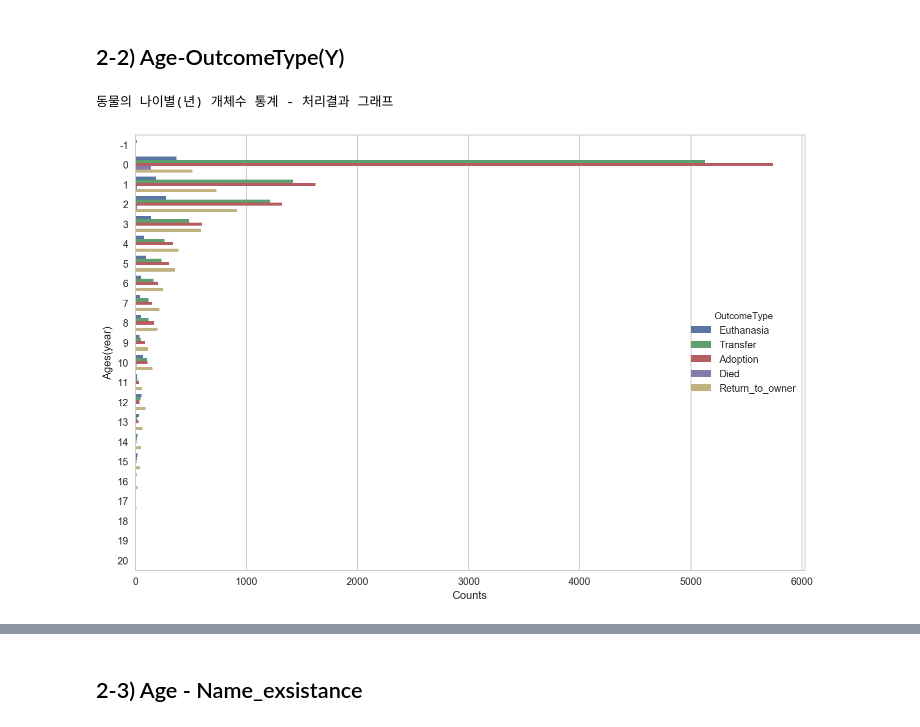
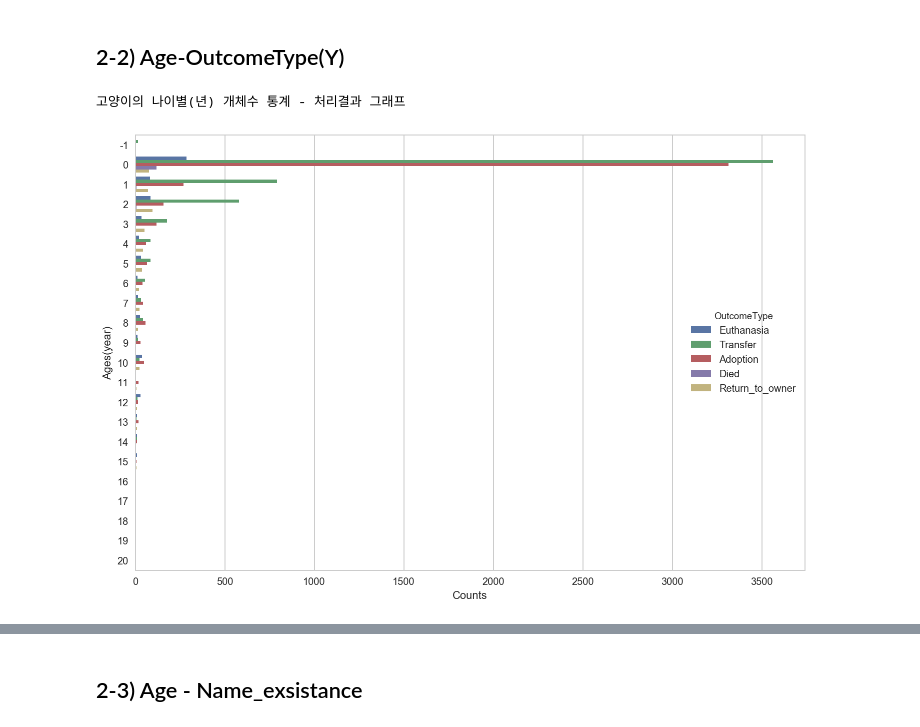
Before and after one commit to brightscannon/Keggle_Shelter_analysis, a Jupyter notebook: 0_shelter_EDA.ipynb, the cells around one changed output, grey strips where cells are left out. Cells and saved outputs as stored; diff of their text form; code cells hidden in the pictures.

```diff
--- a/0_shelter_EDA.ipynb
+++ b/0_shelter_EDA.ipynb
@@ -455,15 +461,16 @@ print("동물의 나이별(1년미만) 개체수 통계")
 # %%
 # 처리결과 비교 (정규화는 하지않은상태)
 
-sorted_df = df_shelter.groupby(["Age_ynbr","OutcomeType"]).size().reset_index(name="count")
+sorted_df = df_shelter.groupby(["Age_ynbr","OutcomeType","AnimalType"]).size().reset_index(name="count")
 sorted_df['Age_ynbr'] = pd.Categorical(sorted_df['Age_ynbr'])
 fig = plt.figure(figsize=(12,8))
-ax = sns.barplot(data = sorted_df, x="count", y="Age_ynbr", hue="OutcomeType")
+
+ax = sns.barplot(data = sorted_df[sorted_df["AnimalType"]=="Cat"], x="count", y="Age_ynbr", hue="OutcomeType")
 ax.set_xlabel('Counts')
 ax.set_ylabel('Ages(year)')
-print("동물의 나이별(년) 개체수 통계 - 처리결과 그래프")
+print("고양이의 나이별(년) 개체수 통계 - 처리결과 그래프")
 # 0은 1년생 미만의 동물개체
 # -1은 나이정보가 없었던 동물
 # %% [output]
-동물의 나이별(년) 개체수 통계 - 처리결과 그래프
+고양이의 나이별(년) 개체수 통계 - 처리결과 그래프
-[figure, old version]
+[figure, new version]
```
Also changed, not shown: parts of 37 cells of this notebook, 2 other files.
